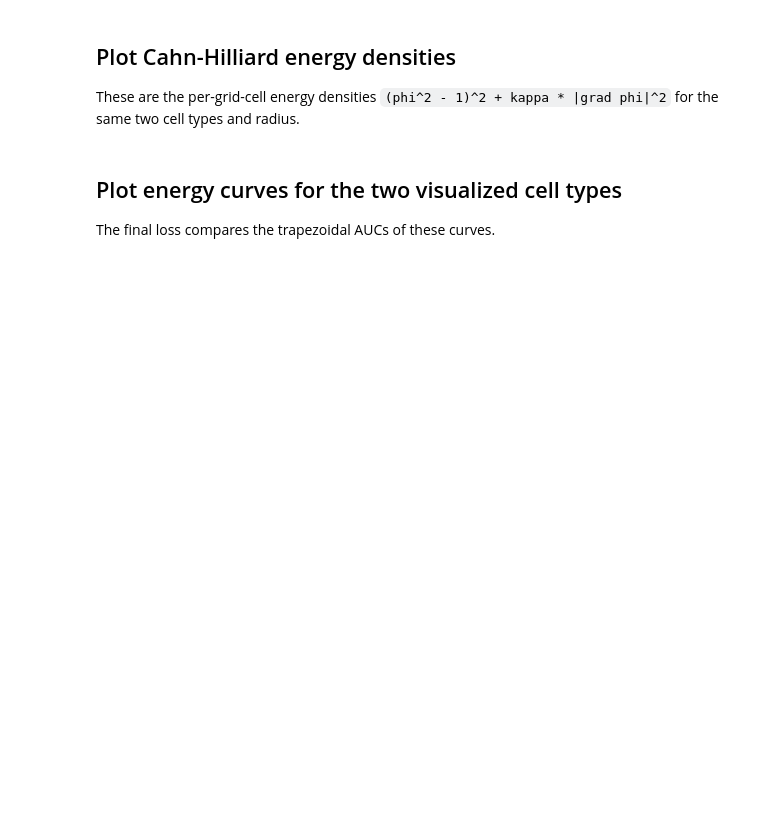
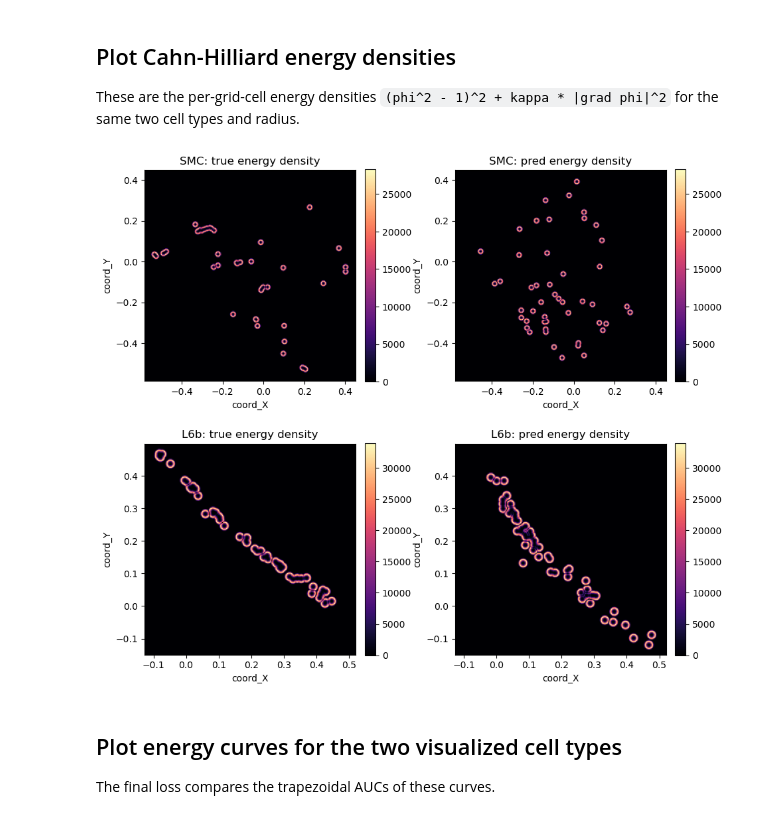
Before and after one commit to abelsalm/Tissue-Reassembly-using-GenAI-and-new-metrics, a Jupyter notebook: metrics/test_loss_ch.ipynb, the cells around one changed output. Drawn from its saved outputs; the diff is of its cells as text; code cells hidden in the pictures; blank space fills up the shorter version.

```diff
--- a/metrics/test_loss_ch.ipynb
+++ b/metrics/test_loss_ch.ipynb
@@ -221,31 +256,32 @@ plt.tight_layout()
 
 These are the per-grid-cell energy densities `(phi^2 - 1)^2 + kappa * |grad phi|^2` for the same two cell types and radius.
 # %%
-fig, axes = plt.subplots(len(selected_cell_types), 3, figsize=(14, 4.2 * len(selected_cell_types)), squeeze=False)
+fig, axes = plt.subplots(len(selected_cell_types), 2, figsize=(9.5, 4.2 * len(selected_cell_types)), squeeze=False)
 
 for row, cell_type in enumerate(selected_cell_types):
     result = visual_results[cell_type]
     e_true, e_pred = result["energy_density_by_radius"][visual_radius]
     diff = e_pred - e_true
     grid_x = result["grid_x"]
     grid_y = result["grid_y"]
     extent = [grid_x.min().item(), grid_x.max().item(), grid_y.min().item(), grid_y.max().item()]
     shared_vmax = max(float(e_true.max().item()), float(e_pred.max().item()))
 
     panels = [
         (e_true, "true energy density", "magma", 0.0, shared_vmax),
         (e_pred, "pred energy density", "magma", 0.0, shared_vmax),
-        (diff, "pred - true", "coolwarm", None, None),
     ]
     for col, (image, title, cmap, vmin, vmax) in enumerate(panels):
         ax = axes[row, col]
         im = ax.imshow(to_numpy(image), origin="lower", extent=extent, cmap=cmap, vmin=vmin, vmax=vmax)
         ax.set_title(f"{cell_type}: {title}")
         ax.set_xlabel("coord_X")
         ax.set_ylabel("coord_Y")
         fig.colorbar(im, ax=ax, fraction=0.046, pad=0.04)
 
 plt.tight_layout()
+# %% [output]
+[figure, added]
 # %% [markdown]
 ## Plot energy curves for the two visualized cell types
 
```
Also changed, not shown: parts of 8 cells of this notebook, 2 other files.
